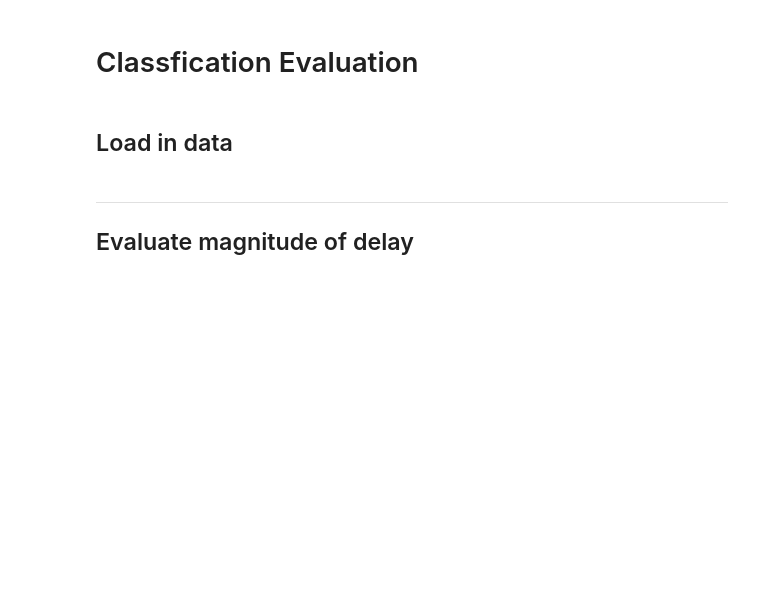
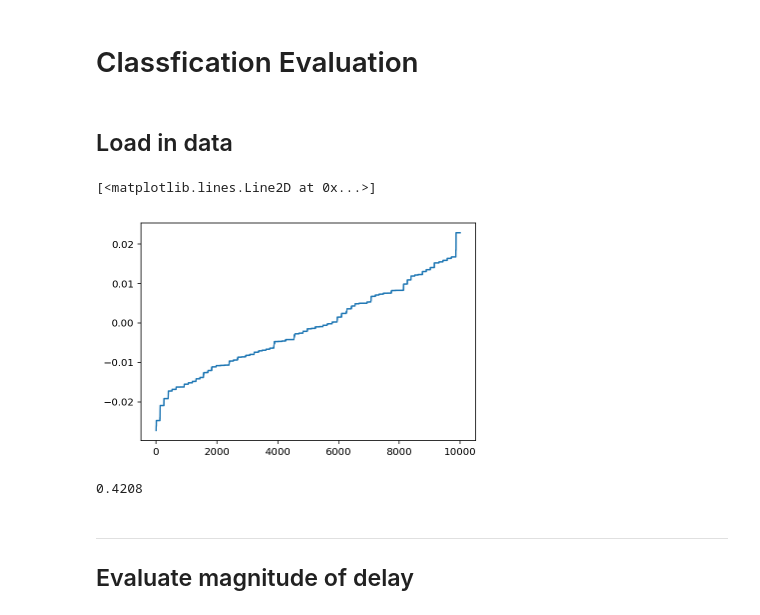
Before and after one commit to andrewasheridan/hera_sandbox, a Jupyter notebook: aas/experiments/Classification_Evaluator.ipynb, the cells around one changed output. Drawn from its saved outputs; the diff is of its cells as text; code cells hidden in the pictures; blank space fills up the shorter version.

```diff
--- a/aas/experiments/Classification_Evaluator.ipynb
+++ b/aas/experiments/Classification_Evaluator.ipynb
@@ -81,10 +60,13 @@ def _flatness(seps):
 def get_target(two_seps, d):
     return np.sum([d[ant] for ant in np.array(two_seps).flatten()])
 # %%
-num_V_ratios = 5000
+num_V_ratios = 10000
 inputs = []
 targets = []
 evaluation_seps = []
+angle_tx  = lambda x: (np.asarray(x) + np.pi) / (2. * np.pi)
+
+
 nu = np.arange(1024)
 for i in range(num_V_ratios):
     unique_baseline = random.sample(_bl_dict.keys(), 1)[0]
@@ -95,7 +77,11 @@ for i in range(num_V_ratios):
     target = get_target(two_seps, generated_ant_delays)
     targets.append(target)
 
-    input_rect = np.angle(_flatness(two_seps)*np.exp(-2j*np.pi*(nu*target + np.random.uniform())))
+    input_rect = angle_tx(np.angle(_flatness(two_seps)*np.exp(-2j*np.pi*(nu*target + np.random.uniform()))))
 
+    # randomly select one row
+    inputs.append(input_rect[np.random.randint(60)])
 
-    inputs.append(input_rect[np.random.randint(60)])
+# permutation_index = np.random.permutation(np.arange(num_V_ratios * 60))
+# bc_labels = [[1,0] if d >=0 else [0,1] for d in np.array(targets)[permutation_index]]
+# inputs = inputs[permutation_index]
@@ -114,3 +88,12 @@ labels = [classes_labels[x] for x in rounded_targets]
+# %%
+plt.plot(sorted(targets))
+# %% [output]
+[<matplotlib.lines.Line2D at 0x...>]
+[figure, added]
+# %%
+np.mean(np.array(targets) > 0)
+# %% [output]
+0.4208
 # %% [markdown]
 ***
 
```
Also changed, not shown: parts of 38 cells of this notebook.
